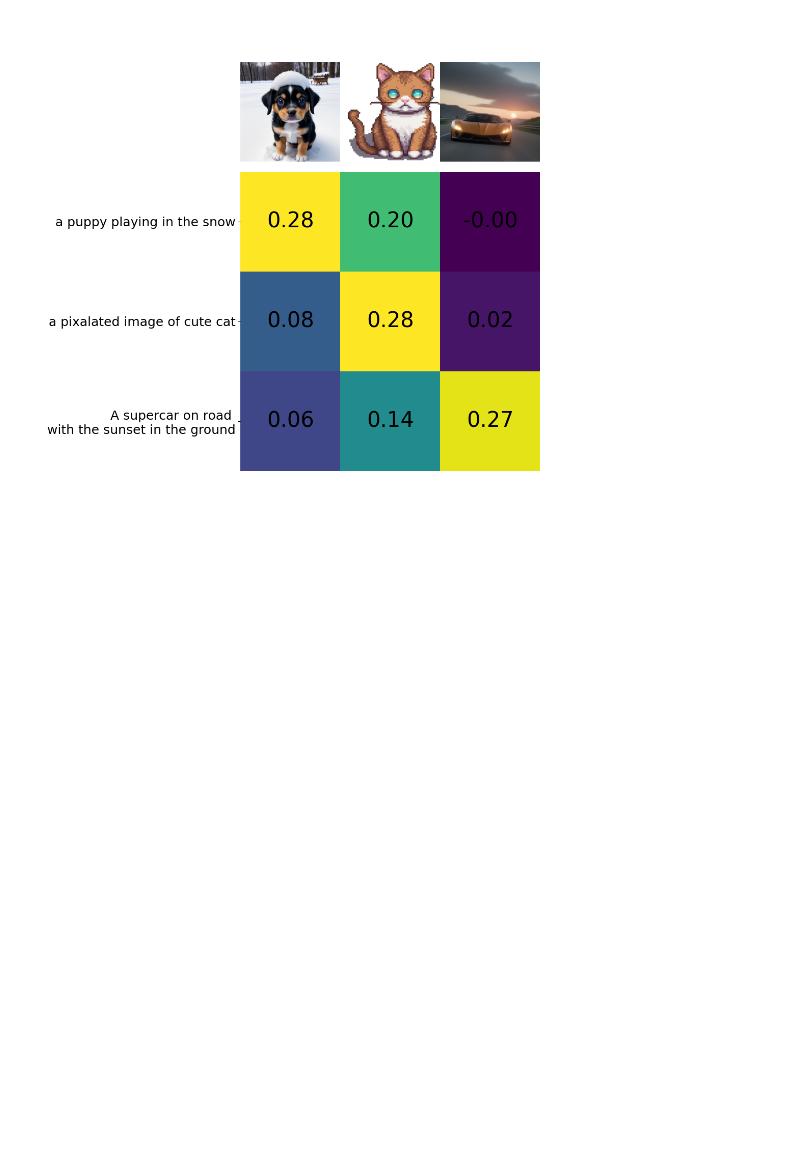
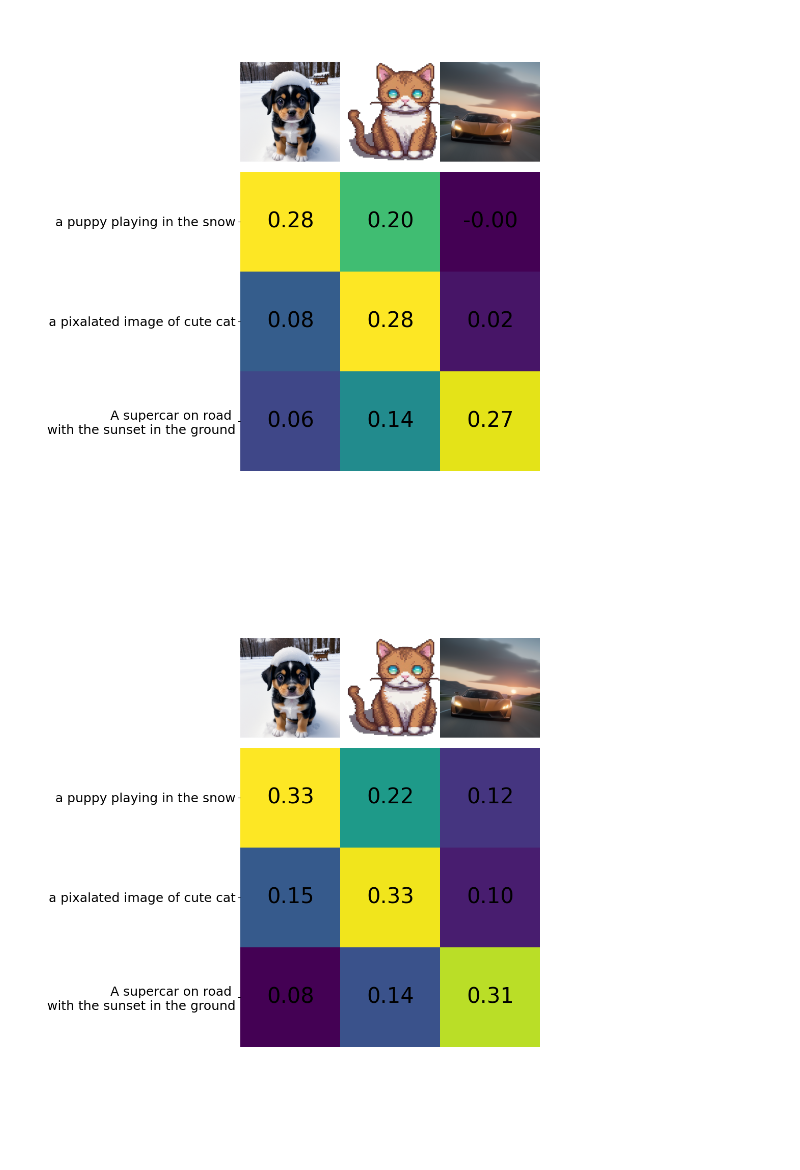
Before and after one commit to saivenkatreddy29/Implementation-of-Hands-on-Large-Language-models-book, a Jupyter notebook: Jayalamar_book_9.ipynb, the cells around one changed output. Cells and saved outputs as stored; diff of their text form; code cells hidden in the pictures; blank space fills up the shorter version.

```diff
--- a/Jayalamar_book_9.ipynb
+++ b/Jayalamar_book_9.ipynb
@@ -157,3 +161,44 @@ plt.ylim([len(captions) + 0.5, -2])
 plt.savefig("sim_matrix.png", dpi=300, bbox_inches='tight')
 # %% [output]
 [figure]
+# %%
+from sentence_transformers import SentenceTransformer,util
+
+model = SentenceTransformer("clip-ViT-B-32")
+
+image_embeddings = model.encode(images)
+
+text_embeddings = model.encode(captions)
+
+sim_matrix = util.cos_sim(
+    image_embeddings, text_embeddings
+)
+# %%
+# Create base figure
+plt.figure(figsize=(20, 14))
+plt.imshow(sim_matrix, cmap='viridis')
+
+# Adjust ticks with correct labels
+plt.yticks(range(len(captions)), captions, fontsize=18)
+plt.xticks([])
+
+# Visualize
+for i, image in enumerate(images):
+    plt.imshow(image, extent=(i - 0.5, i + 0.5, -1.6, -0.6), origin="lower")
+
+# Add the captions at the correct indices
+for x in range(sim_matrix.shape[1]):
+    for y in range(sim_matrix.shape[0]):
+        plt.text(x, y, f"{sim_matrix[y, x]:.2f}", ha="center", va="center", size=30)
+
+# Remove unnecessary spines
+for side in ["left", "top", "right", "bottom"]:
+  plt.gca().spines[side].set_visible(False)
+
+# Resize blocks
+plt.xlim([-0.5, len(captions) - 0.5])
+plt.ylim([len(captions) + 0.5, -2])
+# plt.title("Similarity Matrix", size=20)
+plt.savefig("sim_matrix.png", dpi=300, bbox_inches='tight')
+# %% [output]
+[figure, added]
```
Also changed, not shown: parts of 15 cells of this notebook.
